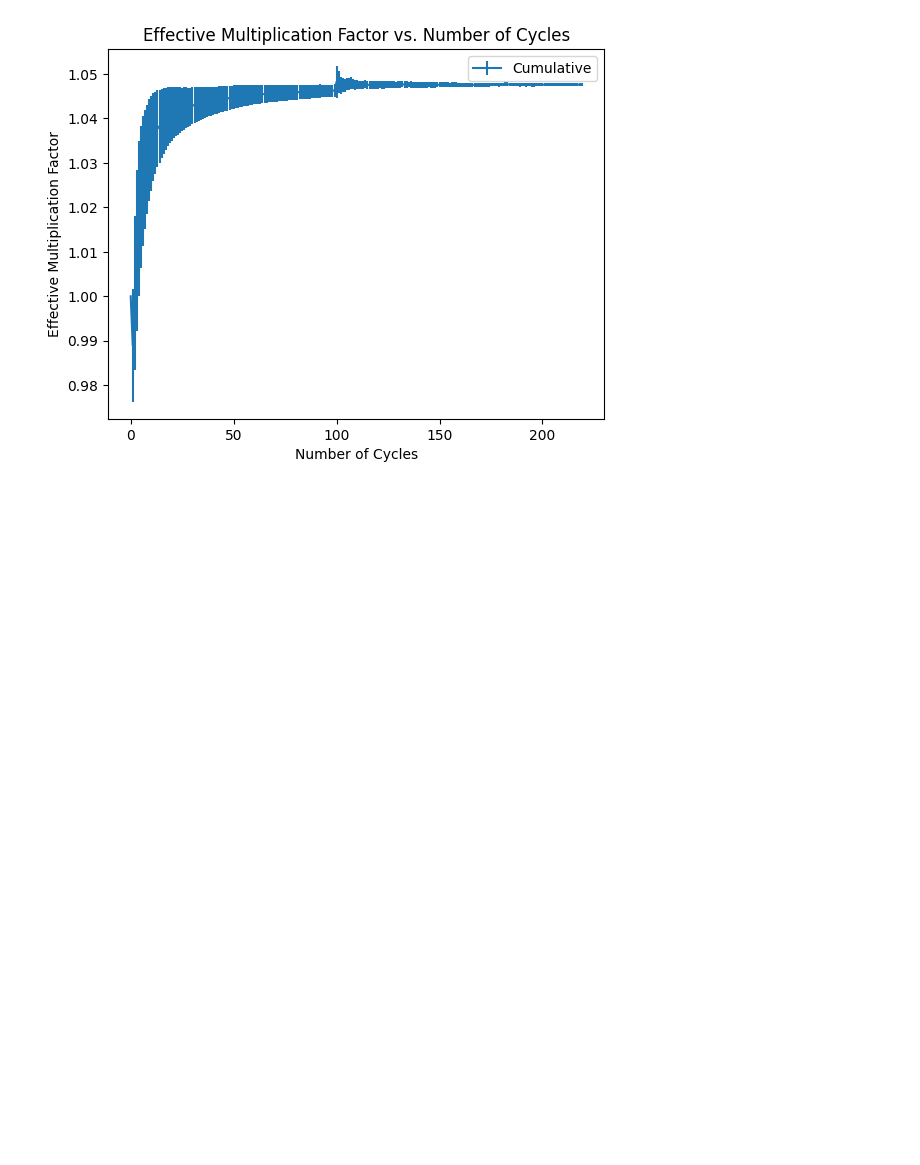
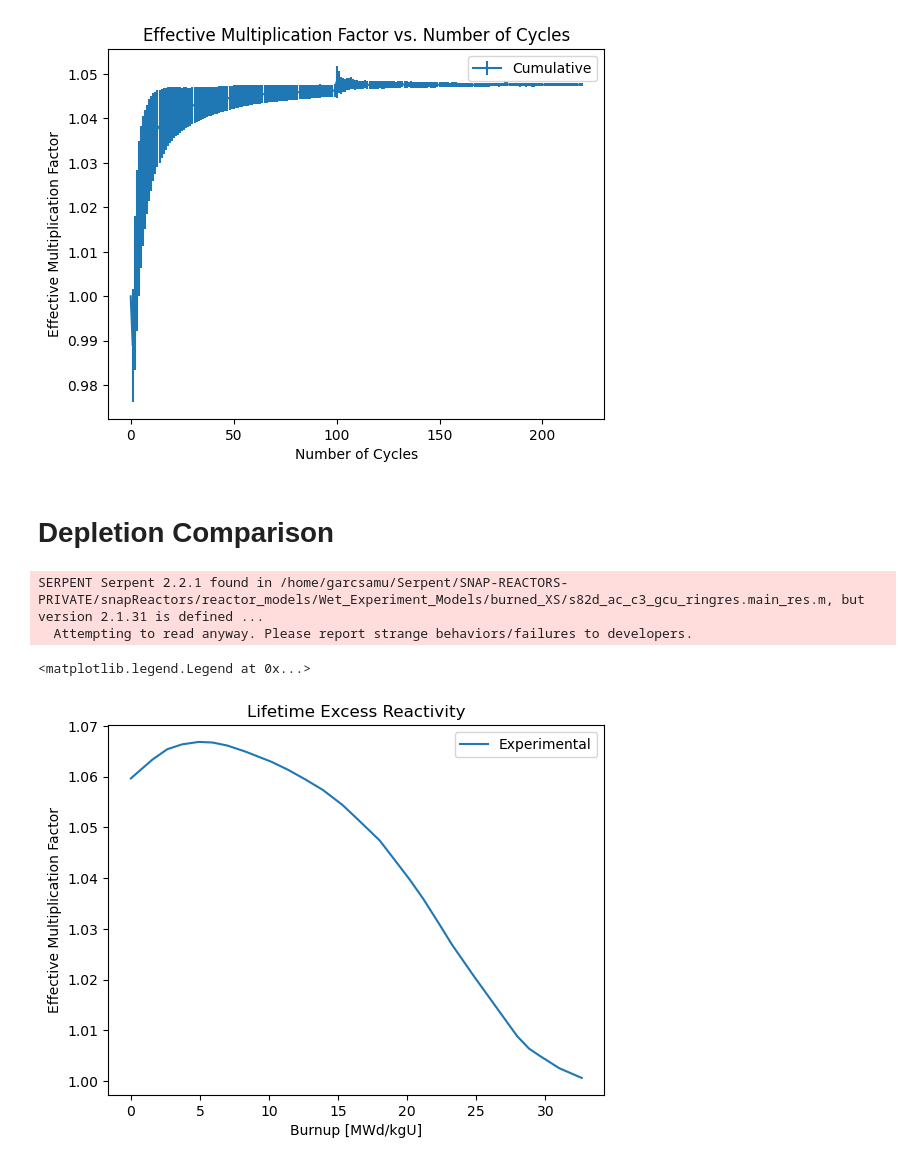
Before and after one commit to CORE-GATECH-GROUP/SNAP-REACTORS, a Jupyter notebook: snapReactors/reactor_models/Wet_Experiment_Models/analysis.ipynb, the cells around one changed output. Cells and saved outputs as stored; diff of their text form; code cells hidden in the pictures; blank space fills up the shorter version.

```diff
--- a/snapReactors/reactor_models/Wet_Experiment_Models/analysis.ipynb
+++ b/snapReactors/reactor_models/Wet_Experiment_Models/analysis.ipynb
@@ -25,3 +26,23 @@ plt.legend()
 # %% [output]
 <matplotlib.legend.Legend at 0x...>
 [figure]
+# %% [markdown]
+# Depletion Comparison
+# %%
+burn_rel_path = Path('burned_XS/s82d_ac_c3_gcu_ringres.main_res.m')
+burnRes = st.read((current_dir/burn_rel_path).resolve())
+exp_rel_path = Path('burned_XS/burn-data.csv')
+exp_path = (current_dir/exp_rel_path).resolve()
+exp_data = pd.read_csv(exp_path)
+x_data = exp_data['x (MWd/kgU)'].values
+y_data = exp_data['y(k)'].values
+plt.title("Lifetime Excess Reactivity")
+plt.xlabel("Burnup [MWd/kgU]")
+plt.ylabel("Effective Multiplication Factor")
+plt.errorbar(x_data, y_data, label="Experimental")
+plt.legend()
+# %% [output]
+SERPENT Serpent 2.2.1 found in /home/garcsamu/Serpent/SNAP-REACTORS-PRIVATE/snapReactors/reactor_models/Wet_Experiment_Models/burned_XS/s82d_ac_c3_gcu_ringres.main_res.m, but version 2.1.31 is defined ...
+  Attempting to read anyway. Please report strange behaviors/failures to developers.
+<matplotlib.legend.Legend at 0x...>
+[figure, added]
```
Also changed, not shown: parts of 2 cells of this notebook, 20 other files.
